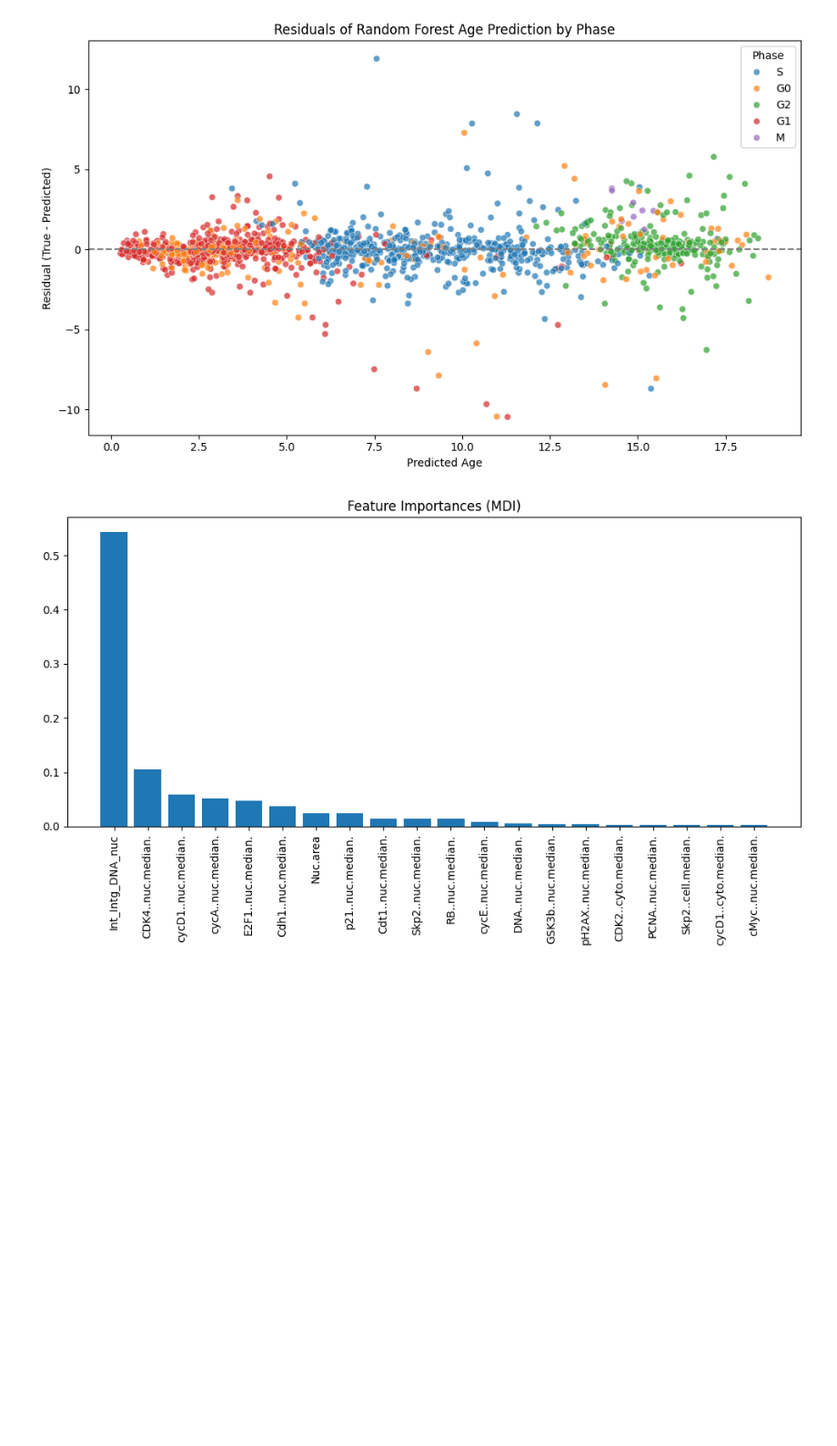
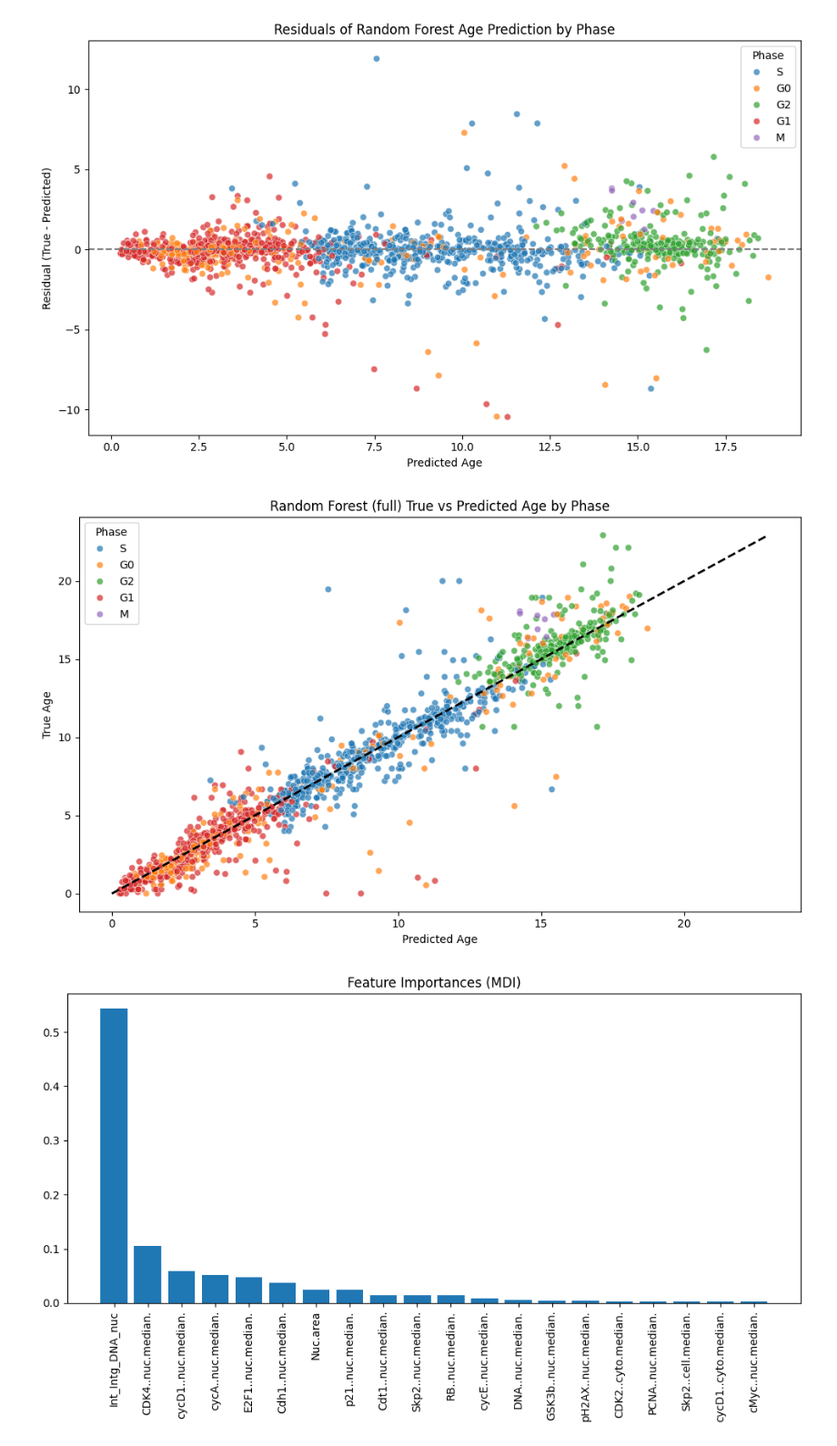
Before and after one commit to mariahgloehr/IICD, a Jupyter notebook: Benchmarks/RF/rf_regression_top40.ipynb, the cells around one changed output. Shown at 91% size. Drawn from its saved outputs; the diff is of its cells as text; code cells hidden in the pictures; blank space fills up the shorter version.

```diff
--- a/Benchmarks/RF/rf_regression_top40.ipynb
+++ b/Benchmarks/RF/rf_regression_top40.ipynb
@@ -220,6 +220,42 @@ plt.savefig(plot_path, dpi=300)
 plt.show()
 # %% [output]
 [figure]
+# %%
+## Second residuals plot
+# Create DataFrame for plotting
+df_plot = pd.DataFrame({
+    'True Age': y_test,
+    'Predicted Age': y_test_pred,
+    'Phase': df.loc[y_test.index, 'phase']
+})
+
+# Plot residuals
+plt.figure(figsize=(10, 6))
+sns.scatterplot(
+    data=df_plot,
+    x='Predicted Age',
+    y='True Age',
+    hue='Phase',
+    palette='tab10',
+    alpha=0.7
+)
+
+min_val = min(y_test.min(), y_test_pred.min())
+max_val = max(y_test.max(), y_test_pred.max())
+plt.plot([min_val, max_val], [min_val, max_val], 'k--', lw=2)
+#plt.axhline(0, color='gray', linestyle='--')
+plt.title("Random Forest (full) True vs Predicted Age by Phase")
+plt.xlabel("Predicted Age")
+plt.ylabel("True Age")
+plt.legend(title='Phase')
+plt.tight_layout()
+
+# Save the plot
+#plot_path = "rf_regression_full.png"
+#plt.savefig(plot_path, dpi=300)
+plt.show()
+# %% [output]
+[figure, added]
 # %%
 # Get feature importances (MDI)
 importances = rf.feature_importances_
```
Also changed, not shown: 1 other file.
